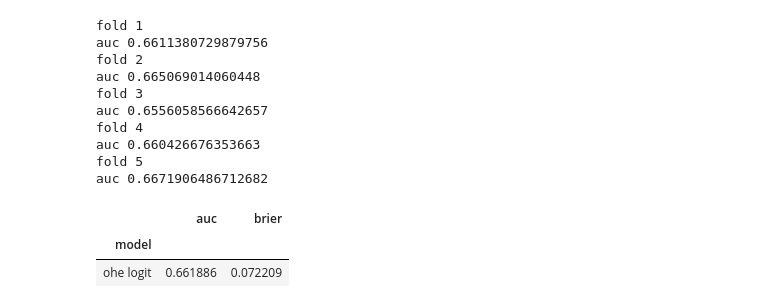
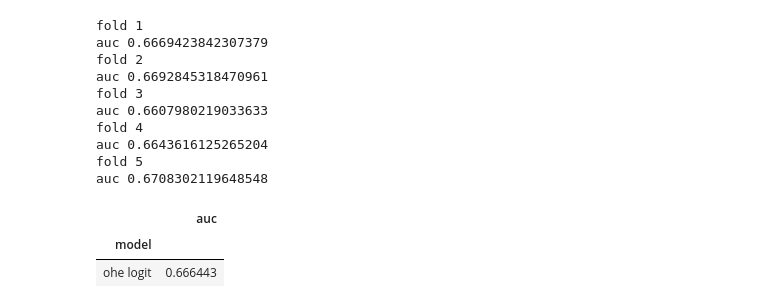
Before and after one commit to oli5679/WeightOfEvidenceDemo, a Jupyter notebook: Demo.ipynb, the cells around one changed output. Cells and saved outputs as stored; diff of their text form; code cells hidden in the pictures.

```diff
--- a/Demo.ipynb
+++ b/Demo.ipynb
@@ -40,7 +32,7 @@ importlib.reload(weight_of_evidence)
 # %%
 data = pd.read_csv('~/Downloads/application_train.csv')
 # %%
-EXCLUDE_COLS = ['SK_ID_CURR','TARGET', 'CODE_GENDER',"ORGANIZATION_TYPE"]
+EXCLUDE_COLS = ['SK_ID_CURR','TARGET',"ORGANIZATION_TYPE"]
 # %%
 CATERORICAL_COLS = data.drop(columns=EXCLUDE_COLS).select_dtypes('O').columns
 # %%
@@ -100,14 +73,12 @@ X = data.drop(columns=EXCLUDE_COLS)
 y = data.TARGET
 # %%
 def get_cv_results(X, y, cv, clf, model_name):
-    results = {'brier':[],'auc':[],'fold':[]}
+    results = {'auc':[],'fold':[]}
     fold = 1
     for train, test in cv.split(X,y):
         print(f'fold {fold}')
         prediction = clf.fit(X.iloc[train],y.iloc[train]).predict_proba(X.iloc[test])
-        brier = brier_score_loss(y_true=y.iloc[test], y_prob=prediction[:,1])
         auc = roc_auc_score(y_true=y.iloc[test], y_score=prediction[:,1])
-        results['brier'].append(brier)
         results['auc'].append(auc)
         results['fold'].append(fold)
         print(f'auc {auc}')
@@ -119,12 +90,12 @@ def get_cv_results(X, y, cv, clf, model_name):
 combined_results = get_cv_results(X,y,cv,ohe_logit,'ohe logit' )
 # %% [output]
 fold 1
-auc 0.6611380729879756
+auc 0.6669423842307379
 fold 2
-auc 0.665069014060448
+auc 0.6692845318470961
 fold 3
-auc 0.6556058566642657
+auc 0.6607980219033633
 fold 4
-auc 0.660426676353663
+auc 0.6643616125265204
 fold 5
-auc 0.6671906486712682
+auc 0.6708302119648548
@@ -133,6 +102,6 @@ auc 0.6671906486712682
 # %%
-combined_results.groupby('model')[['auc','brier']].mean()
+combined_results.groupby('model')[['auc']].mean()
 # %% [output]
-|  | auc | brier |
-| model |  |  |
-| ohe logit | 0.661886 | 0.072209 |
+|  | auc |
+| model |  |
+| ohe logit | 0.666443 |
```
Also changed, not shown: parts of 30 cells of this notebook, 4 other files.
